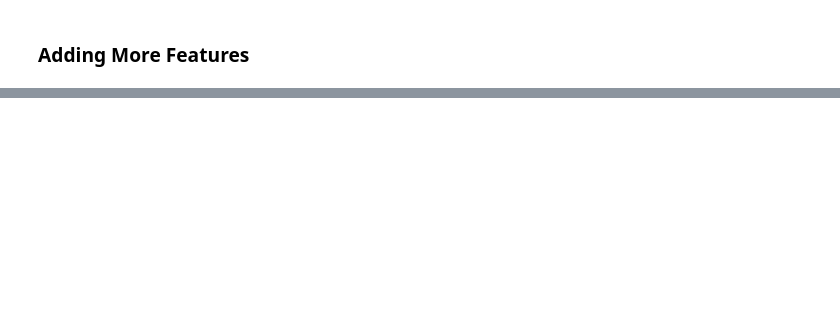
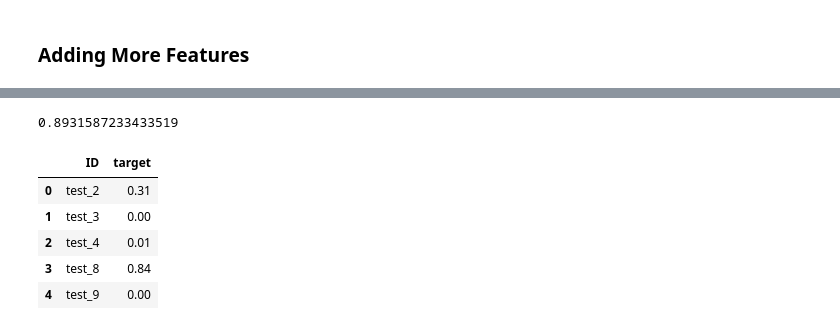
Before and after one commit to nyawanga/zindi_covid_tweets, a Jupyter notebook: covid_tweets.ipynb, the cells around one changed output, grey strips where cells are left out. Cells and saved outputs as stored; diff of their text form; code cells hidden in the pictures; blank space fills up the shorter version.

Commit message:
second model slightly better results

```diff
--- a/covid_tweets.ipynb
+++ b/covid_tweets.ipynb
@@ -166,10 +172,10 @@ from textblob import TextBlob
 # %%
 train["polarity"] = train["clean"].apply(lambda x: TextBlob(str(x)).sentiment.polarity)
 train["subjectivity"] = train["clean"].apply(lambda x: TextBlob(str(x)).sentiment.subjectivity)
+test["polarity"] = test["clean"].apply(lambda x: TextBlob(str(x)).sentiment.polarity)
+test["subjectivity"] = test["clean"].apply(lambda x: TextBlob(str(x)).sentiment.subjectivity)
 # blob = TextBlob(pos_class)
-
 # sentiment = blob.sentiment
-
 # sentiment.polarity
 # %%
 # train.groupby("target")[["polarity", "subjectivity"]].describe().T
@@ -310,5 +264,3 @@ submission.head()
 submission.to_csv("submissions/first_xgb.csv", index=None)
 # %% [markdown]
 ### Adding More Features
-# %%
-class NumberSelector(TransformerMixin, BaseEstiomator):
@@ -314,0 +299,5 @@ class NumberSelector(TransformerMixin, BaseEstiomator):
+# %%
+X = train.loc[:, ["clean", "tlength", "polarity"]]
+y = train["target"]
+
+X_train, X_test, y_train, y_test = train_test_split(X, y, test_size = 0.2, random_state = 27)
@@ -314,0 +408,39 @@ class NumberSelector(TransformerMixin, BaseEstiomator):
+# %%
+metrics.roc_auc_score(y_test, rcv.best_estimator_.predict(X_test))
+metrics.confusion_matrix(y_test, rcv.best_estimator_.predict(X_test))
+# %% [output]
+0.8931587233433519
+# %%
+pipe = Pipeline([
+    ('features', FeatureUnion([
+        # process the text column
+        ('text', Pipeline([
+            ('text_col', TextSelector('clean')),
+            ('vect', TfidfVectorizer(ngram_range=(1,2), max_df=0.5)),
+            ('svd', TruncatedSVD(algorithm='randomized', n_components=300, random_state=27)),
+        ])
+        ),
+     # process the numerical features
+       ('digits', Pipeline([
+            ('num_col', NumberSelector(["tlength", "polarity"])),
+            ('scaler', MinMaxScaler()),
+            ('reshape', ReshapeData())
+        ])
+        ),
+    ])
+    ),
+    ('model', XGBClassifier(n_estimators=500, subsample=1, learning_rate=0.1, random_state=27)),
+])
+
+pipe.fit(X, y)
+preds_proba = pipe.predict_proba(test[["clean","tlength","polarity"]])[:,1]
+submission = test.iloc[:, 0].to_frame()
+submission["target"] = preds_proba.tolist()
+submission.head()
+# %% [output]
+|  | ID | target |
+| 0 | test_2 | 0.31 |
+| 1 | test_3 | 0.00 |
+| 2 | test_4 | 0.01 |
+| 3 | test_8 | 0.84 |
+| 4 | test_9 | 0.00 |
```
Also changed, not shown: parts of 28 cells of this notebook, 1 other file.
